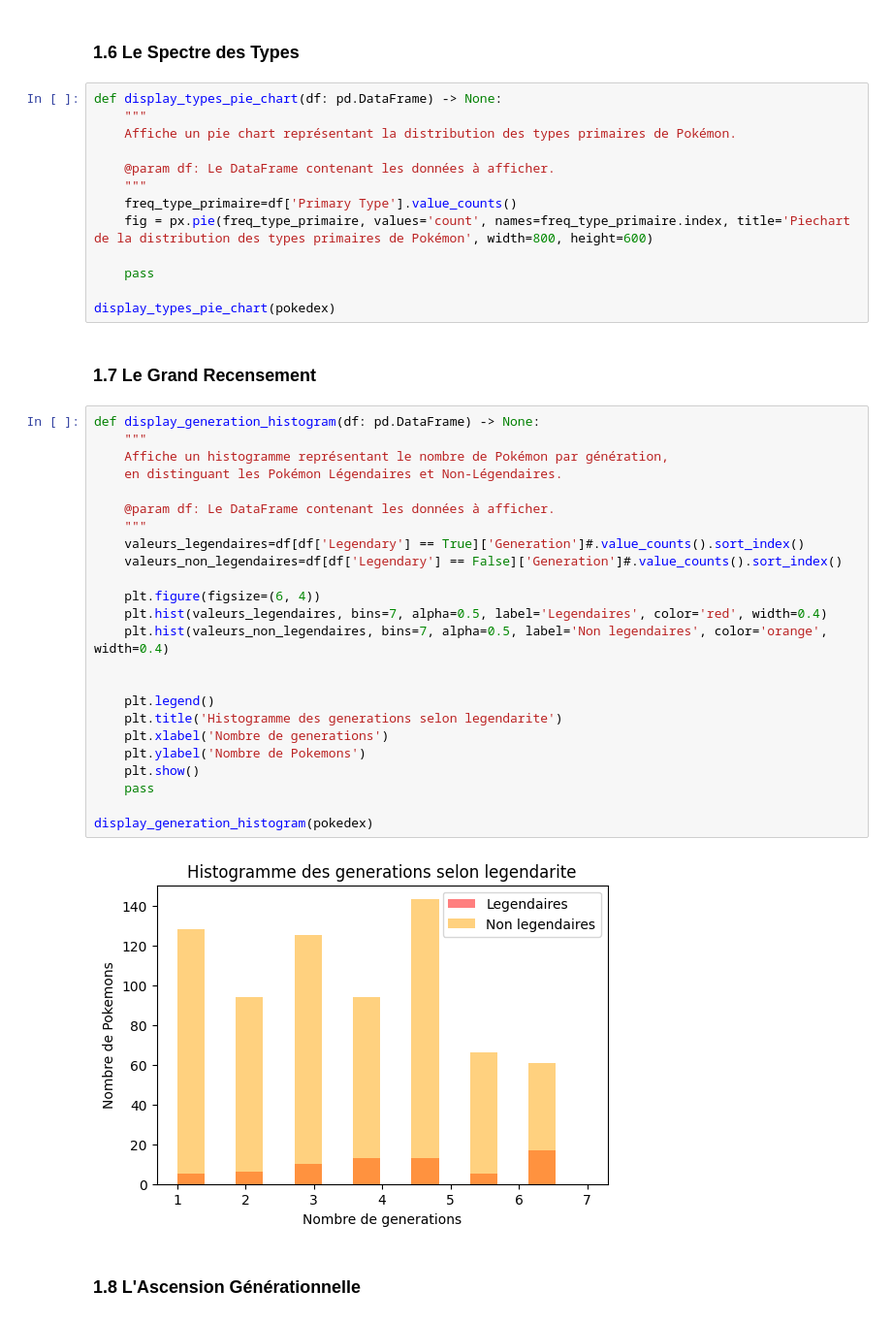
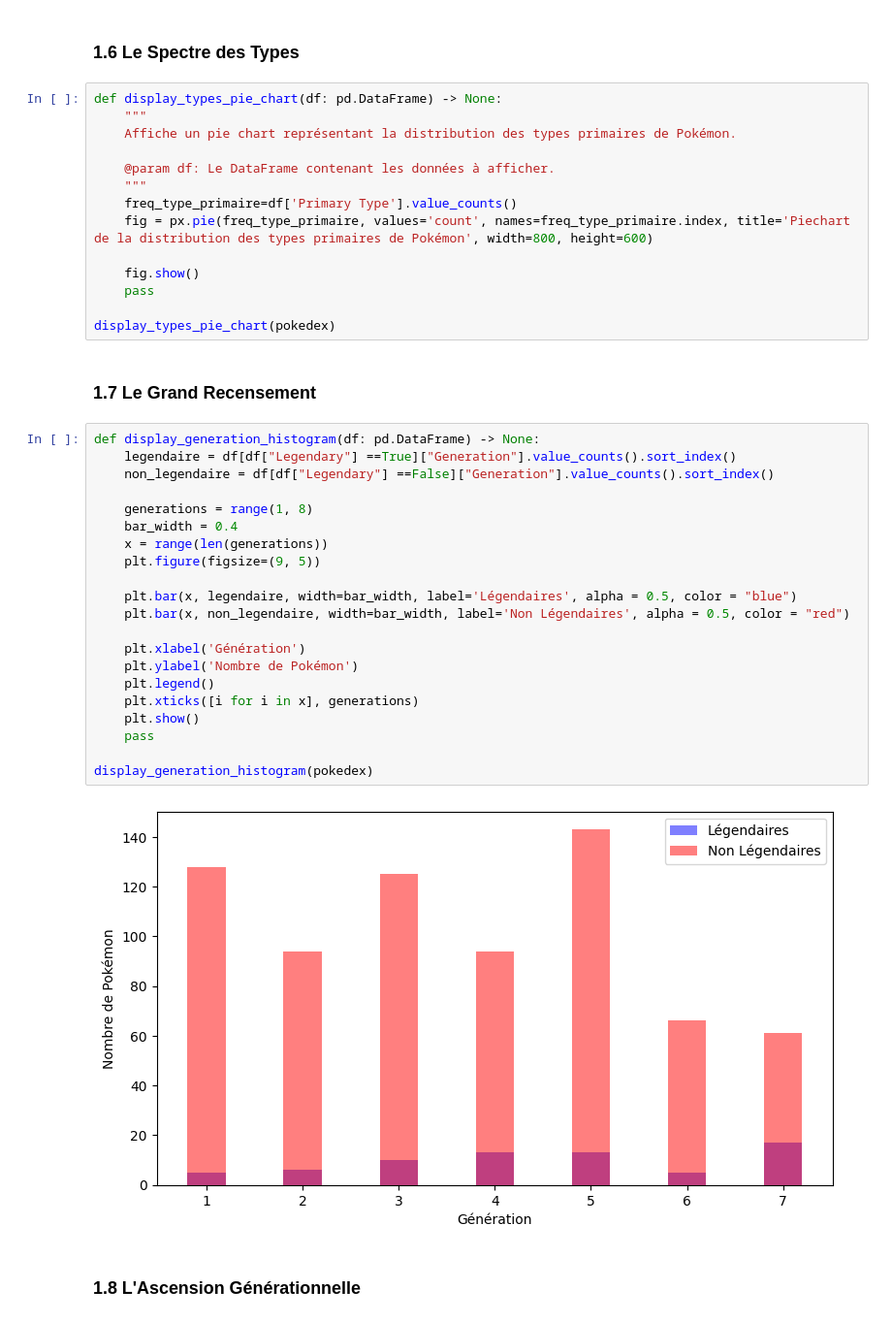
Before and after one commit to emasse65/INF1007-TP3, a Jupyter notebook: analysis.ipynb, the cells around one changed output. Shown at 97% size. Drawn from its saved outputs; the diff is of its cells as text.

```diff
--- a/analysis.ipynb
+++ b/analysis.ipynb
@@ -283,37 +283,35 @@ def display_types_pie_chart(df: pd.DataFrame) -> None:
     freq_type_primaire=df['Primary Type'].value_counts()
     fig = px.pie(freq_type_primaire, values='count', names=freq_type_primaire.index, title='Piechart de la distribution des types primaires de Pokémon', width=800, height=600)
 
+    fig.show()
     pass
 
 display_types_pie_chart(pokedex)
 # %% [markdown]
 ### 1.7 Le Grand Recensement
-# %%
-def display_generation_histogram(df: pd.DataFrame) -> None:
-    """
-    Affiche un histogramme représentant le nombre de Pokémon par génération,
-    en distinguant les Pokémon Légendaires et Non-Légendaires.
-
-    @param df: Le DataFrame contenant les données à afficher.
-    """
-    valeurs_legendaires=df[df['Legendary'] == True]['Generation']#.value_counts().sort_index()
-    valeurs_non_legendaires=df[df['Legendary'] == False]['Generation']#.value_counts().sort_index()
-
-    plt.figure(figsize=(6, 4))
-    plt.hist(valeurs_legendaires, bins=7, alpha=0.5, label='Legendaires', color='red', width=0.4)
-    plt.hist(valeurs_non_legendaires, bins=7, alpha=0.5, label='Non legendaires', color='orange', width=0.4)
-
-
-    plt.legend()
-    plt.title('Histogramme des generations selon legendarite')
-    plt.xlabel('Nombre de generations')
-    plt.ylabel('Nombre de Pokemons')
-    plt.show()
-    pass
-
-display_generation_histogram(pokedex)
-# %% [output]
-[figure, removed]
+# %%
+def display_generation_histogram(df: pd.DataFrame) -> None:
+    legendaire = df[df["Legendary"] ==True]["Generation"].value_counts().sort_index()
+    non_legendaire = df[df["Legendary"] ==False]["Generation"].value_counts().sort_index()
+
+    generations = range(1, 8)
+    bar_width = 0.4
+    x = range(len(generations))
+    plt.figure(figsize=(9, 5))
+
+    plt.bar(x, legendaire, width=bar_width, label='Légendaires', alpha = 0.5, color = "blue")
+    plt.bar(x, non_legendaire, width=bar_width, label='Non Légendaires', alpha = 0.5, color = "red")
+
+    plt.xlabel('Génération')
+    plt.ylabel('Nombre de Pokémon')
+    plt.legend()
+    plt.xticks([i for i in x], generations)
+    plt.show()
+    pass
+
+display_generation_histogram(pokedex)
+# %% [output]
+[figure, added]
 # %% [markdown]
 ### 1.8 L'Ascension Générationnelle
 # %%
```
Also changed, not shown: parts of 1 cell of this notebook.
